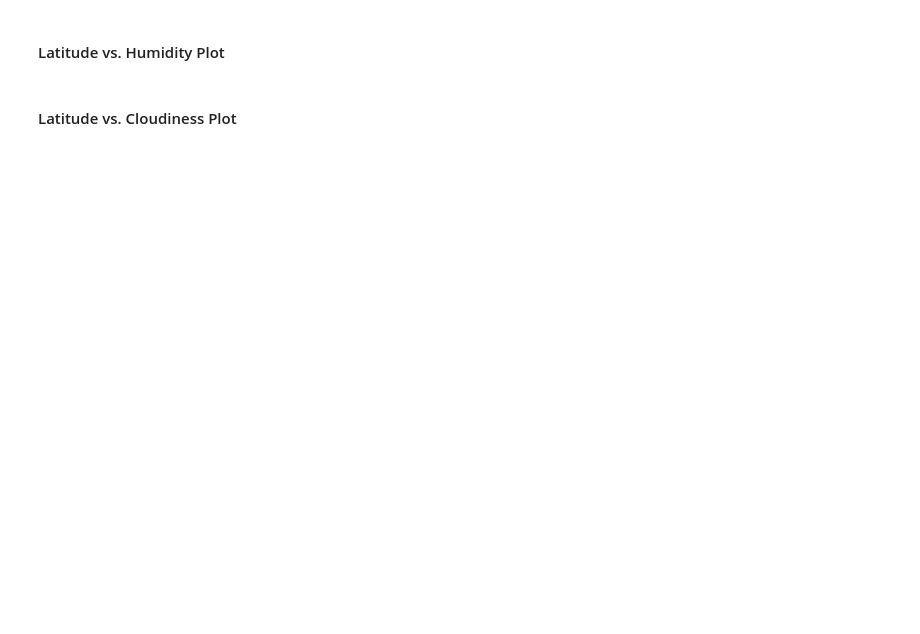
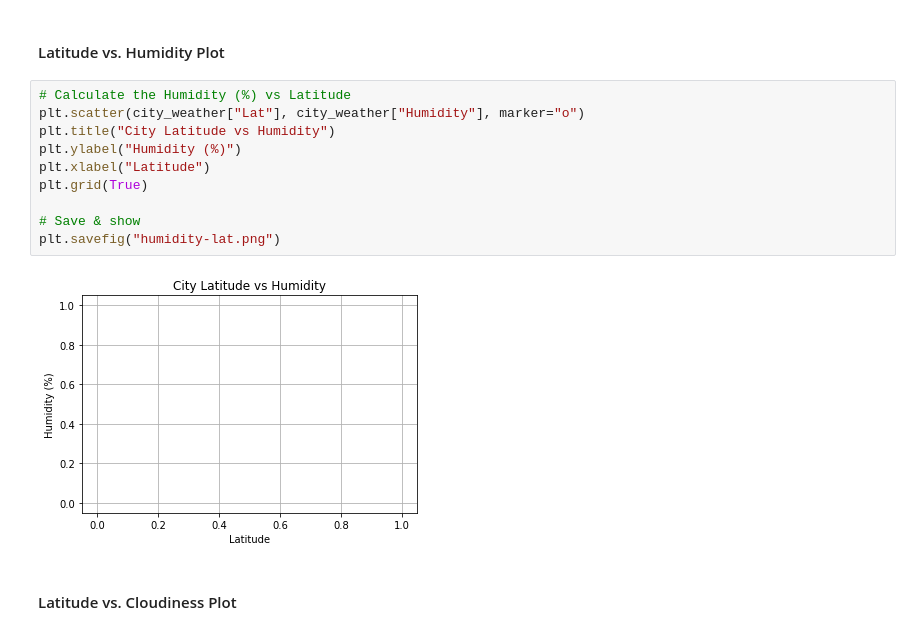
Before and after one commit to Dan-Bruen/API-Challenge, a Jupyter notebook: DBruen_WeatherPy.ipynb, the cells around one changed output. Drawn from its saved outputs; the diff is of its cells as text; blank space fills up the shorter version.

```diff
--- a/DBruen_WeatherPy.ipynb
+++ b/DBruen_WeatherPy.ipynb
@@ -64,4 +170,16 @@ len(cities)
 # %% [markdown]
 #### Latitude vs. Humidity Plot
+# %%
+# Calculate the Humidity (%) vs Latitude
+plt.scatter(city_weather["Lat"], city_weather["Humidity"], marker="o")
+plt.title("City Latitude vs Humidity")
+plt.ylabel("Humidity (%)")
+plt.xlabel("Latitude")
+plt.grid(True)
+
+# Save & show
+plt.savefig("humidity-lat.png")
+# %% [output]
+[figure, added]
 # %% [markdown]
 #### Latitude vs. Cloudiness Plot
```
Also changed, not shown: parts of 10 cells of this notebook.
